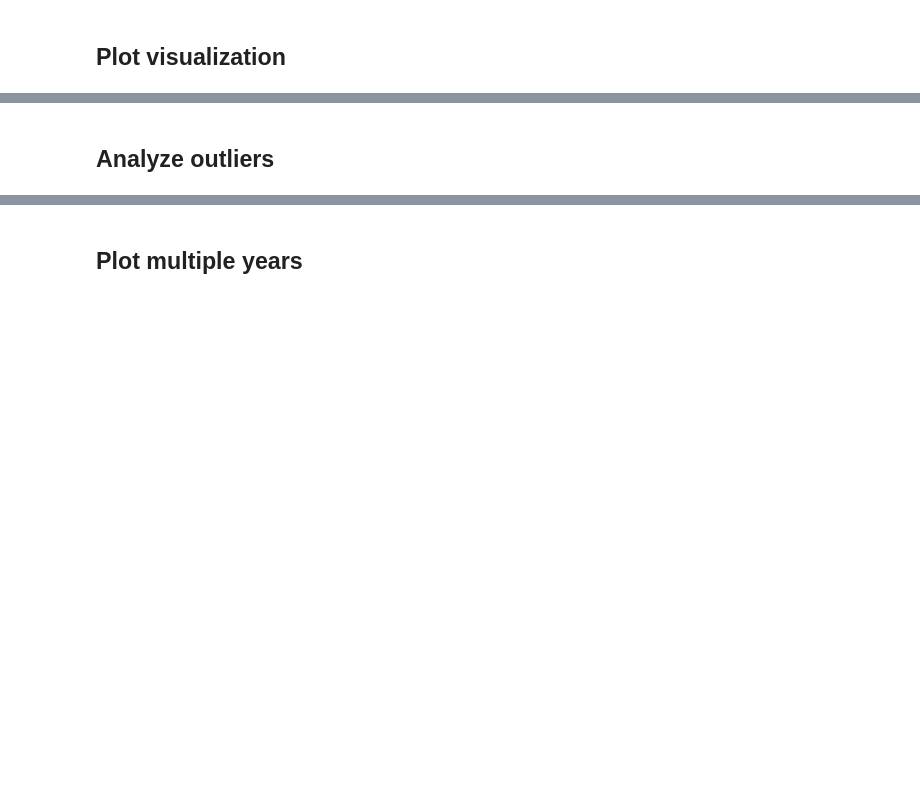
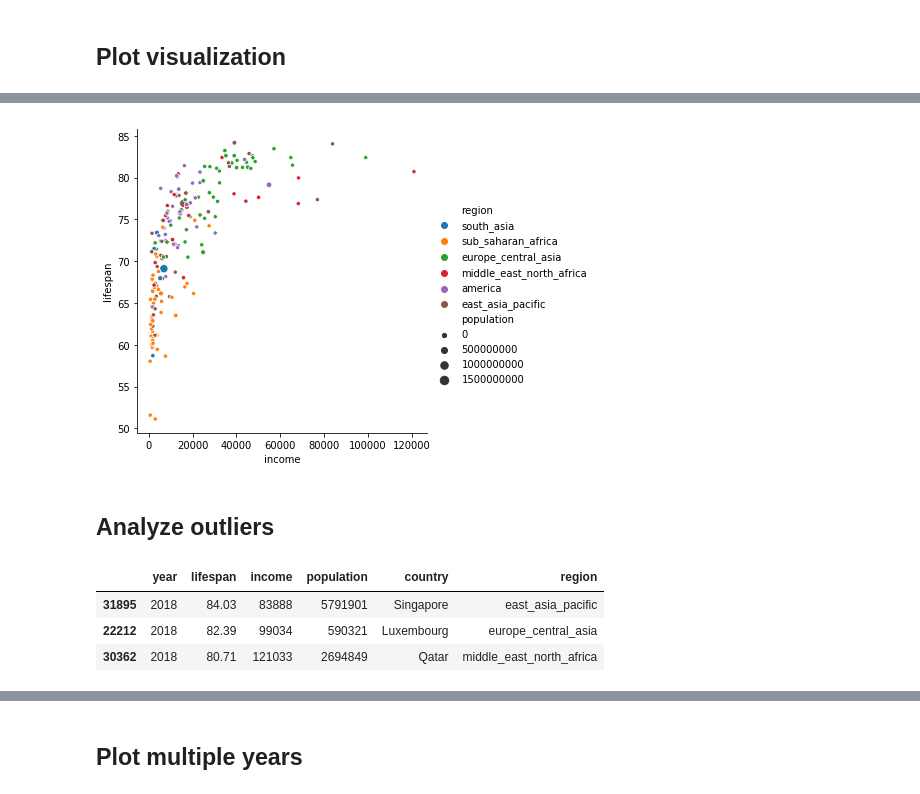
Before and after one commit to bloominstituteoftechnology/DS-Unit-1-Sprint-3-Data-Storytelling, a Jupyter notebook: module4-sequence-your-narrative/LS_DS_224_Sequence_your_narrative.ipynb, the cells around one changed output, grey strips where cells are left out. Saved outputs shown, nothing was run; the diff lists cells and outputs as text; code cells hidden in the pictures; blank space fills up the shorter version.

```diff
--- a/module4-sequence-your-narrative/LS_DS_224_Sequence_your_narrative.ipynb
+++ b/module4-sequence-your-narrative/LS_DS_224_Sequence_your_narrative.ipynb
@@ -172,2 +321,13 @@ df.shape
+# %%
+sns.relplot(x='income', y = 'lifespan', hue = 'region', size = 'population', data=now);
+# %% [output]
+[figure, added]
 # %% [markdown]
 ## Analyze outliers
+# %%
+now[now.income > 80000].sort_values(by='income')
+# %% [output]
+|  | year | lifespan | income | population | country | region |
+| 31895 | 2018 | 84.03 | 83888 | 5791901 | Singapore | east_asia_pacific |
+| 22212 | 2018 | 82.39 | 99034 | 590321 | Luxembourg | europe_central_asia |
+| 30362 | 2018 | 80.71 | 121033 | 2694849 | Qatar | middle_east_north_africa |
```
Also changed, not shown: parts of 18 cells of this notebook.
